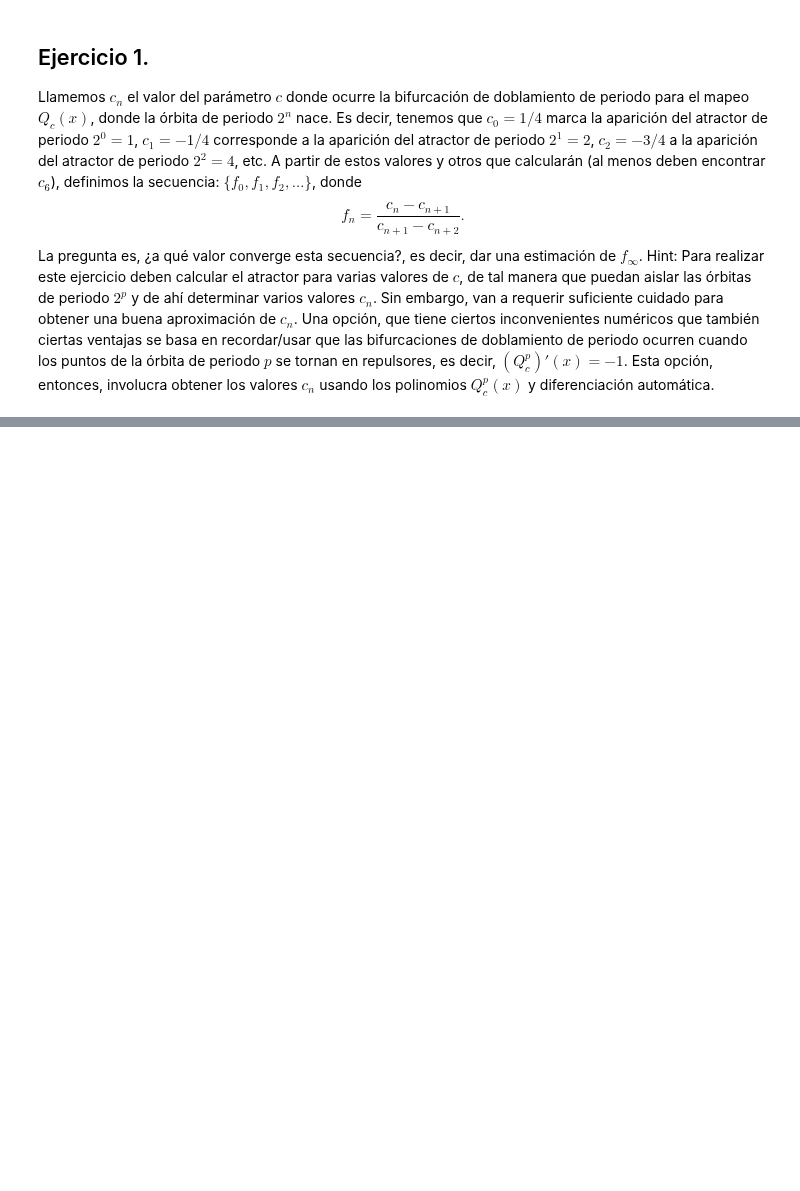
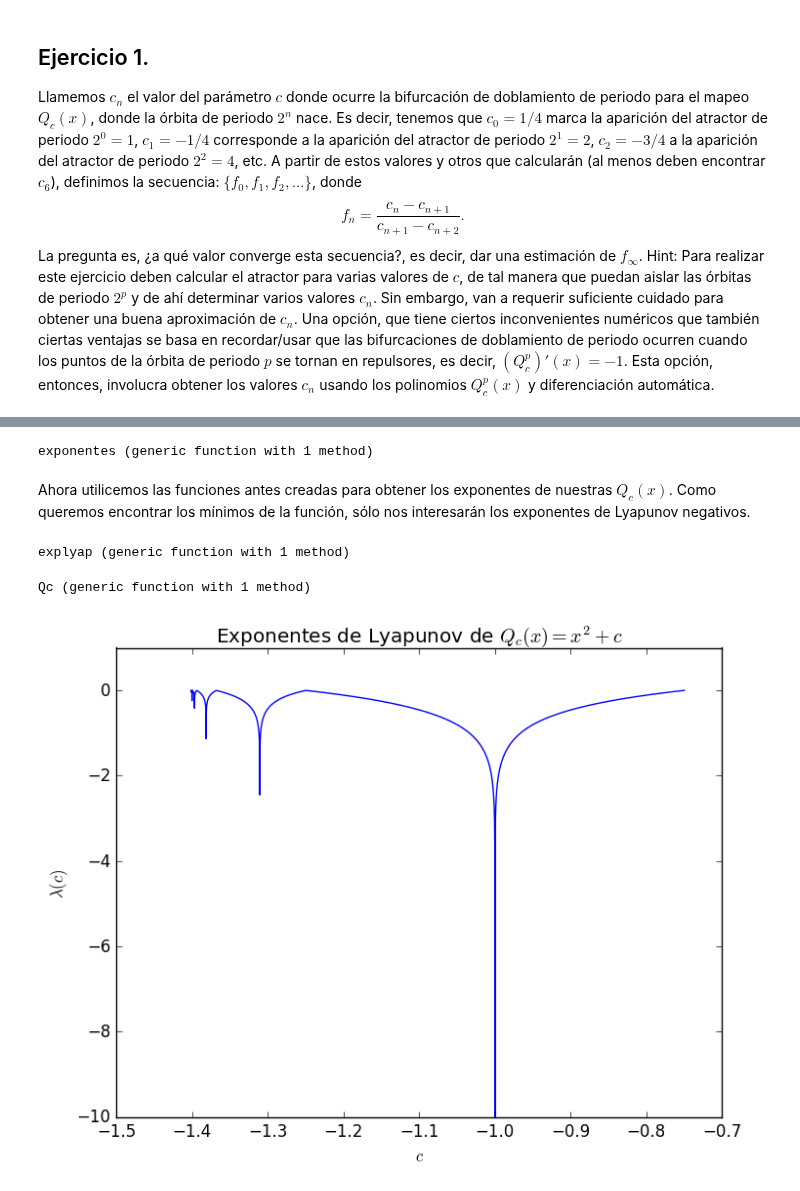
Before and after one commit to lbenet/2017-1_TSFisComp, a Jupyter notebook: tareas/pabloresendiz/Tarea4/tarea4.ipynb, the cells around one changed output, grey strips where cells are left out. Cells and saved outputs as stored; diff of their text form; code cells hidden in the pictures; blank space fills up the shorter version.

```diff
--- a/tareas/pabloresendiz/Tarea4/tarea4.ipynb
+++ b/tareas/pabloresendiz/Tarea4/tarea4.ipynb
@@ -603,0 +610,56 @@ Pero ya no funciona para el C3, sospechamos que debemos encontrar otro método d
+# %%
+function exponentes(ev::Array,f::Function)
+    n=length(ev)
+    lambda=0
+    for i in 1:n
+        sumando=abs((f(xdual(ev[i]))).der)
+        lambda=lambda + log(sumando)
+       # println("Valor del exponente en la iteración")(i,lambda/i)
+    end
+    lambda/n
+end
+# %% [output]
+exponentes (generic function with 1 method)
+# %% [markdown]
+Ahora utilicemos las funciones antes creadas para obtener los exponentes  de nuestras $Q_{c}(x)$. Como queremos encontrar los mínimos de la función, sólo nos interesarán los exponentes de Lyapunov negativos.
+# %%
+function explyap(Qc::Function,x0::Float64,crange::FloatRange,n::Int64)
+    evaluacion=Float64[]
+    valordec=Float64[]
+    for i in crange
+        Qci(x)=Qc(x,i)
+        ev=iterandoando(Qci,x0,n)
+        lambda=exponentes(ev,Qci)
+        if lambda<=0
+            if abs(lambda)<Inf
+                push!(evaluacion,lambda)
+            else
+                push!(evaluacion,-10)
+          end
+        else
+            break
+        end
+    end
+    for i in 1:length(evaluacion)
+        push!(valordec,crange[i])
+    end
+    evaluacion,valordec
+end
+# %% [output]
+explyap (generic function with 1 method)
+# %%
+Qc(x,c)=x^2+c
+# %% [output]
+Qc (generic function with 1 method)
+# %%
+crange = -(0.75-1/2^16):-1/2^16:-1.405
+func,c= explyap(Qc,1.0,crange,10000);
+# %%
+p = plot(c, func)
+xlabel(L"c")
+ylabel(L"\lambda(c)")
+title(L"Exponentes de Lyapunov de $Q_c(x)= x^2 +c$")
+ylim(-10,1.0)
+show()
+# %% [output]
+[figure, added]
```
Also changed, not shown: parts of 29 cells of this notebook.
